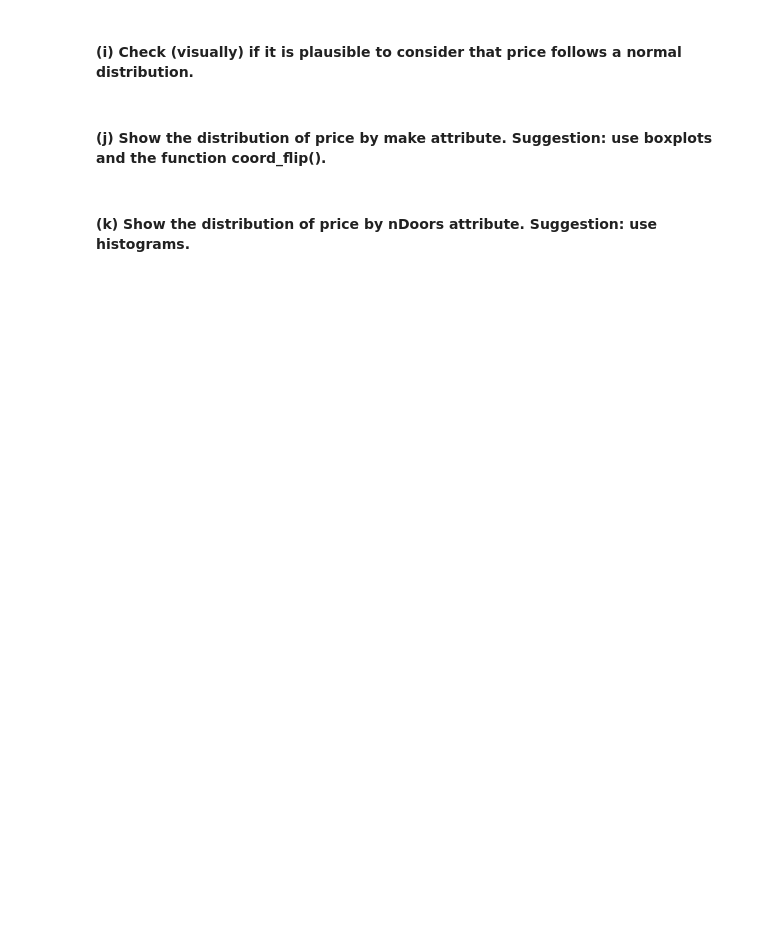
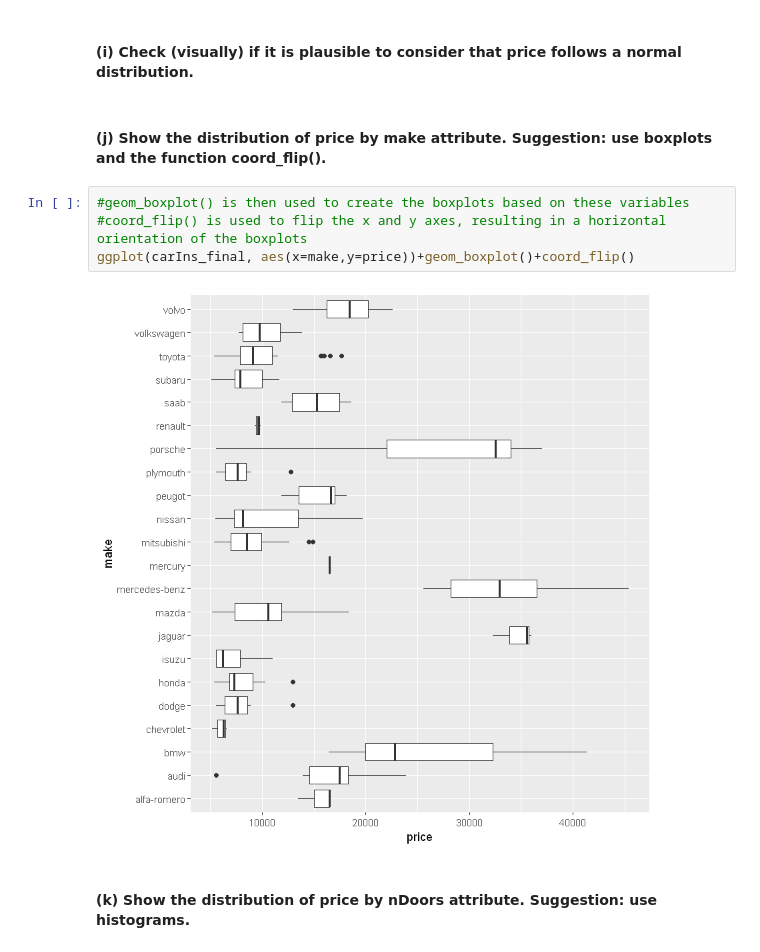
Before and after one commit to PaolaMaribel18/hands-on-2023A, a Jupyter notebook: notebooks/03-dataexploration.ipynb, the cells around one changed output. Drawn from its saved outputs; the diff is of its cells as text; blank space fills up the shorter version.

```diff
--- a/notebooks/03-dataexploration.ipynb
+++ b/notebooks/03-dataexploration.ipynb
@@ -136,5 +159,11 @@ crear nueva columna, numerico a categorico, histograma
 #### (i) Check (visually) if it is plausible to consider that price follows a normal distribution.
 # %% [markdown]
 #### (j) Show the distribution of price by make attribute. Suggestion: use boxplots and the function coord_flip().
+# %%
+#geom_boxplot() is then used to create the boxplots based on these variables
+#coord_flip() is used to flip the x and y axes, resulting in a horizontal orientation of the boxplots
+ggplot(carIns_final, aes(x=make,y=price))+geom_boxplot()+coord_flip()
+# %% [output]
+[figure, added]
 # %% [markdown]
 #### (k) Show the distribution of price by nDoors attribute. Suggestion: use histograms.
```
Also changed, not shown: parts of 16 cells of this notebook.
